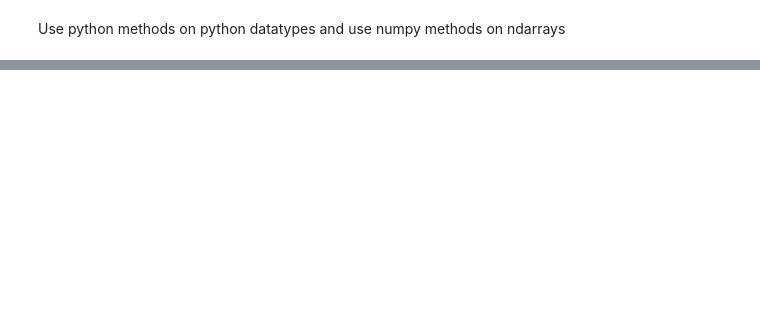
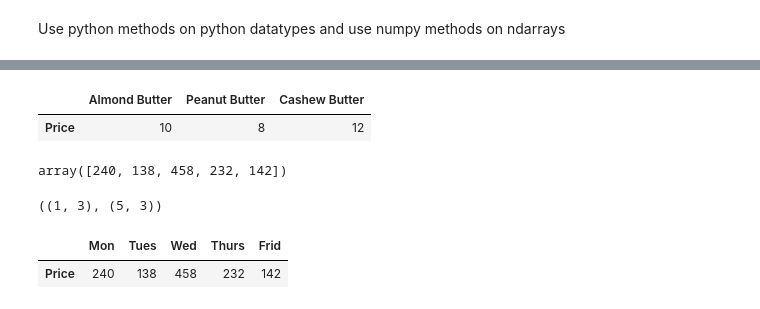
Before and after one commit to alizehadeel/AI-ML-Notebook, a Jupyter notebook: IntroNumPy.ipynb, the cells around one changed output, grey strips where cells are left out. Saved outputs shown, nothing was run; the diff lists cells and outputs as text; code cells hidden in the pictures; blank space fills up the shorter version.

```diff
--- a/IntroNumPy.ipynb
+++ b/IntroNumPy.ipynb
@@ -443,0 +451,5 @@ plt.show()
+# %%
+np.random.seed(0)
+
+sales=np.random.randint(0, 20, (5,3))
+sales
@@ -443,0 +462,2 @@ plt.show()
+# %%
+weeklySales=pd.DataFrame(sales, index=['Mon', 'Tues', 'Wed', 'Thurs', 'Frid'], columns=['Almond Butter', 'Peanut Butter', 'Cashew Butter'])
@@ -443,0 +473,24 @@ plt.show()
+# %%
+price=np.array([10, 8, 12])
+# %%
+butterPrices= pd.DataFrame(price.reshape(1, 3), index=['Price'], columns=['Almond Butter', 'Peanut Butter', 'Cashew Butter'])
+# %%
+butterPrices
+# %% [output]
+|  | Almond Butter | Peanut Butter | Cashew Butter |
+| Price | 10 | 8 | 12 |
+# %%
+totalSales=np.dot(sales, price)
+totalSales
+# %% [output]
+array([240, 138, 458, 232, 142])
+# %%
+butterPrices.shape, weeklySales.shape
+# %% [output]
+((1, 3), (5, 3))
+# %%
+dailySales= butterPrices.dot(weeklySales.T) # this is pandas dot
+dailySales
+# %% [output]
+|  | Mon | Tues | Wed | Thurs | Frid |
+| Price | 240 | 138 | 458 | 232 | 142 |
```
Also changed, not shown: parts of 74 cells of this notebook, 3 other files.
